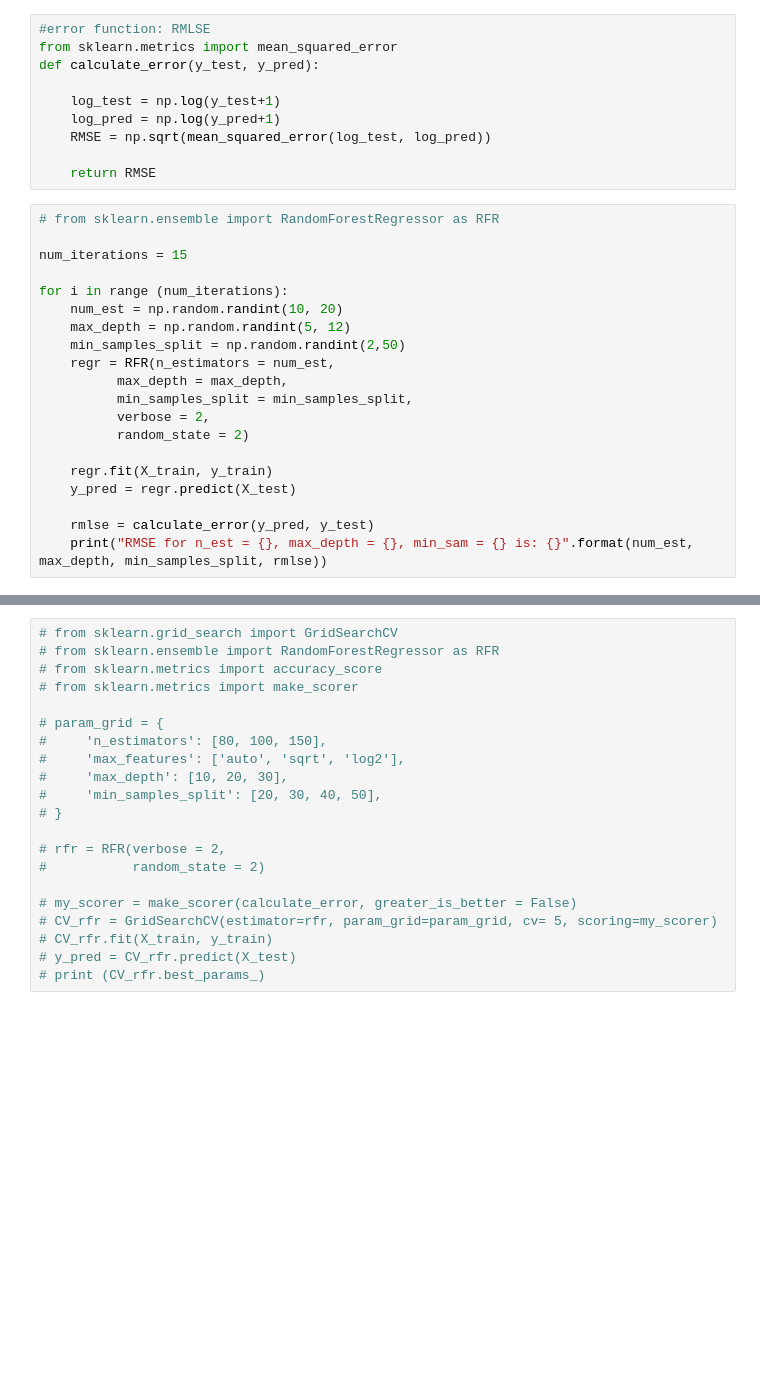
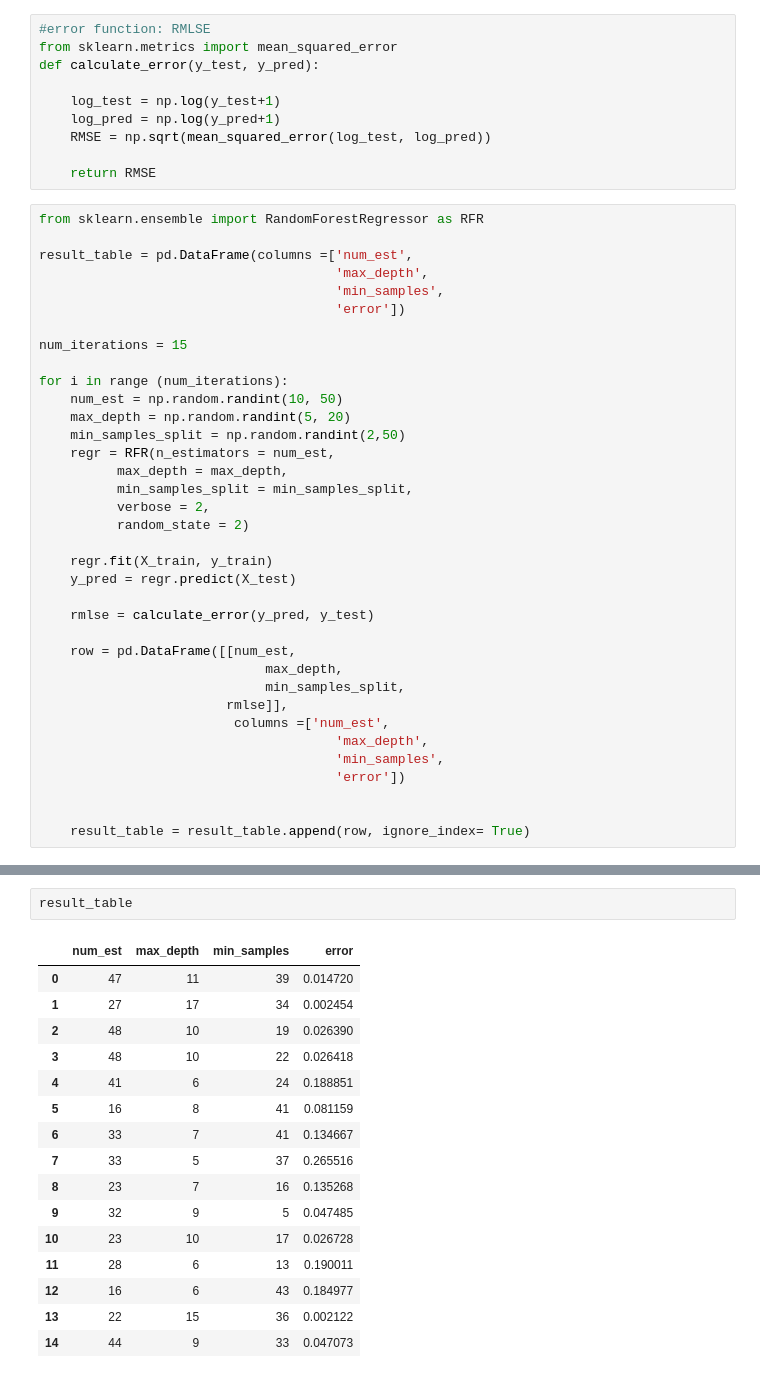
Before and after one commit to zhang1995/datascience, a Jupyter notebook: Taxi_duration_project.ipynb, the cells around one changed output, grey strips where cells are left out. Drawn from its saved outputs; the diff is of its cells as text; blank space fills up the shorter version.

```diff
--- a/Taxi_duration_project.ipynb
+++ b/Taxi_duration_project.ipynb
@@ -164,13 +209,18 @@ def calculate_error(y_test, y_pred):
 
     return RMSE
 # %%
-# from sklearn.ensemble import RandomForestRegressor as RFR
+from sklearn.ensemble import RandomForestRegressor as RFR
+
+result_table = pd.DataFrame(columns =['num_est',
+                                      'max_depth',
+                                      'min_samples',
+                                      'error'])
 
 num_iterations = 15
 
 for i in range (num_iterations):
-    num_est = np.random.randint(10, 20)
-    max_depth = np.random.randint(5, 12)
+    num_est = np.random.randint(10, 50)
+    max_depth = np.random.randint(5, 20)
     min_samples_split = np.random.randint(2,50)
     regr = RFR(n_estimators = num_est,
           max_depth = max_depth,
@@ -182,4 +232,15 @@ for i in range (num_iterations):
     y_pred = regr.predict(X_test)
 
     rmlse = calculate_error(y_pred, y_test)
-    print("RMSE for n_est = {}, max_depth = {}, min_sam = {} is: {}".format(num_est, max_depth, min_samples_split, rmlse))
+
+    row = pd.DataFrame([[num_est,
+                             max_depth,
+                             min_samples_split,
+                        rmlse]],
+                         columns =['num_est',
+                                      'max_depth',
+                                      'min_samples',
+                                      'error'])
+
+
+    result_table = result_table.append(row, ignore_index= True)
@@ -186,21 +315,19 @@ for i in range (num_iterations):
-# %%
-# from sklearn.grid_search import GridSearchCV
-# from sklearn.ensemble import RandomForestRegressor as RFR
-# from sklearn.metrics import accuracy_score
-# from sklearn.metrics import make_scorer
-
-# param_grid = {
-#     'n_estimators': [80, 100, 150],
-#     'max_features': ['auto', 'sqrt', 'log2'],
-#     'max_depth': [10, 20, 30],
-#     'min_samples_split': [20, 30, 40, 50],
-# }
-
-# rfr = RFR(verbose = 2,
-#           random_state = 2)
-
-# my_scorer = make_scorer(calculate_error, greater_is_better = False)
-# CV_rfr = GridSearchCV(estimator=rfr, param_grid=param_grid, cv= 5, scoring=my_scorer)
-# CV_rfr.fit(X_train, y_train)
-# y_pred = CV_rfr.predict(X_test)
-# print (CV_rfr.best_params_)
+# %%
+result_table
+# %% [output]
+|  | num_est | max_depth | min_samples | error |
+| 0 | 47 | 11 | 39 | 0.014720 |
+| 1 | 27 | 17 | 34 | 0.002454 |
+| 2 | 48 | 10 | 19 | 0.026390 |
+| 3 | 48 | 10 | 22 | 0.026418 |
+| 4 | 41 | 6 | 24 | 0.188851 |
+| 5 | 16 | 8 | 41 | 0.081159 |
+| 6 | 33 | 7 | 41 | 0.134667 |
+| 7 | 33 | 5 | 37 | 0.265516 |
+| 8 | 23 | 7 | 16 | 0.135268 |
+| 9 | 32 | 9 | 5 | 0.047485 |
+| 10 | 23 | 10 | 17 | 0.026728 |
+| 11 | 28 | 6 | 13 | 0.190011 |
+| 12 | 16 | 6 | 43 | 0.184977 |
+| 13 | 22 | 15 | 36 | 0.002122 |
+| 14 | 44 | 9 | 33 | 0.047073 |
```
Also changed, not shown: parts of 6 cells of this notebook.
